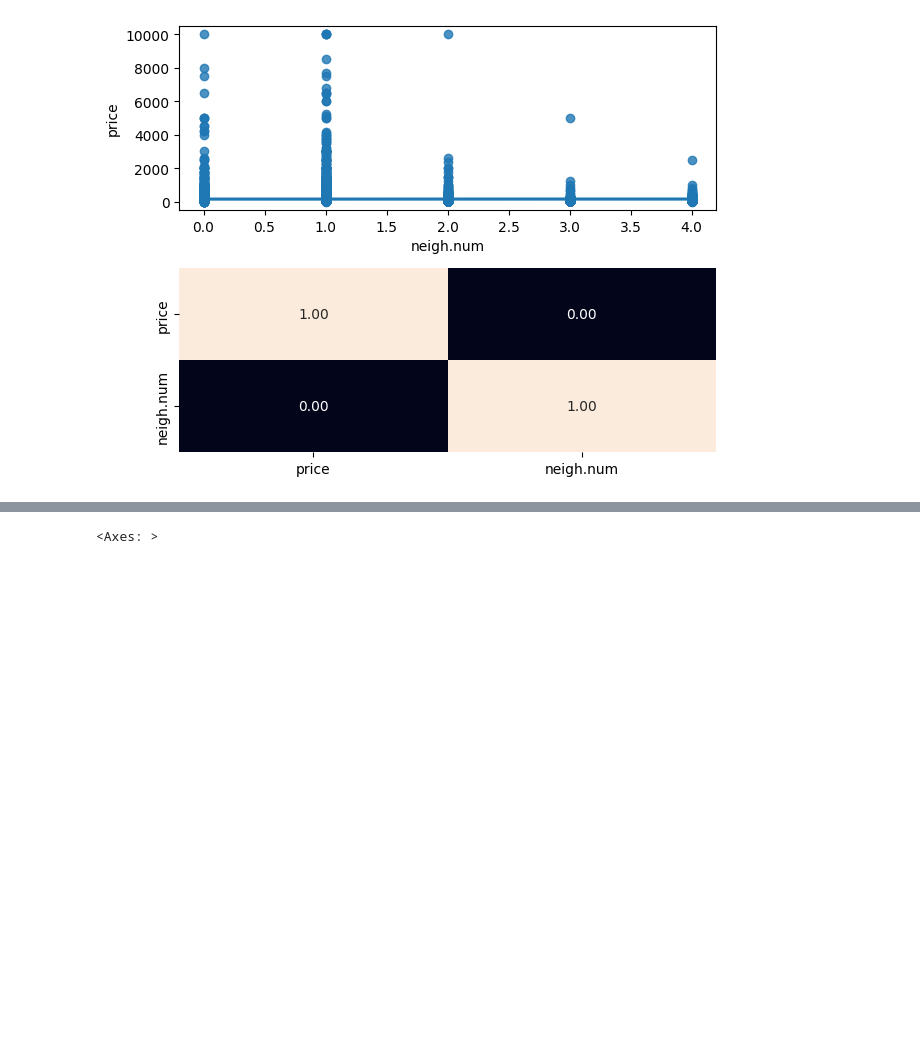
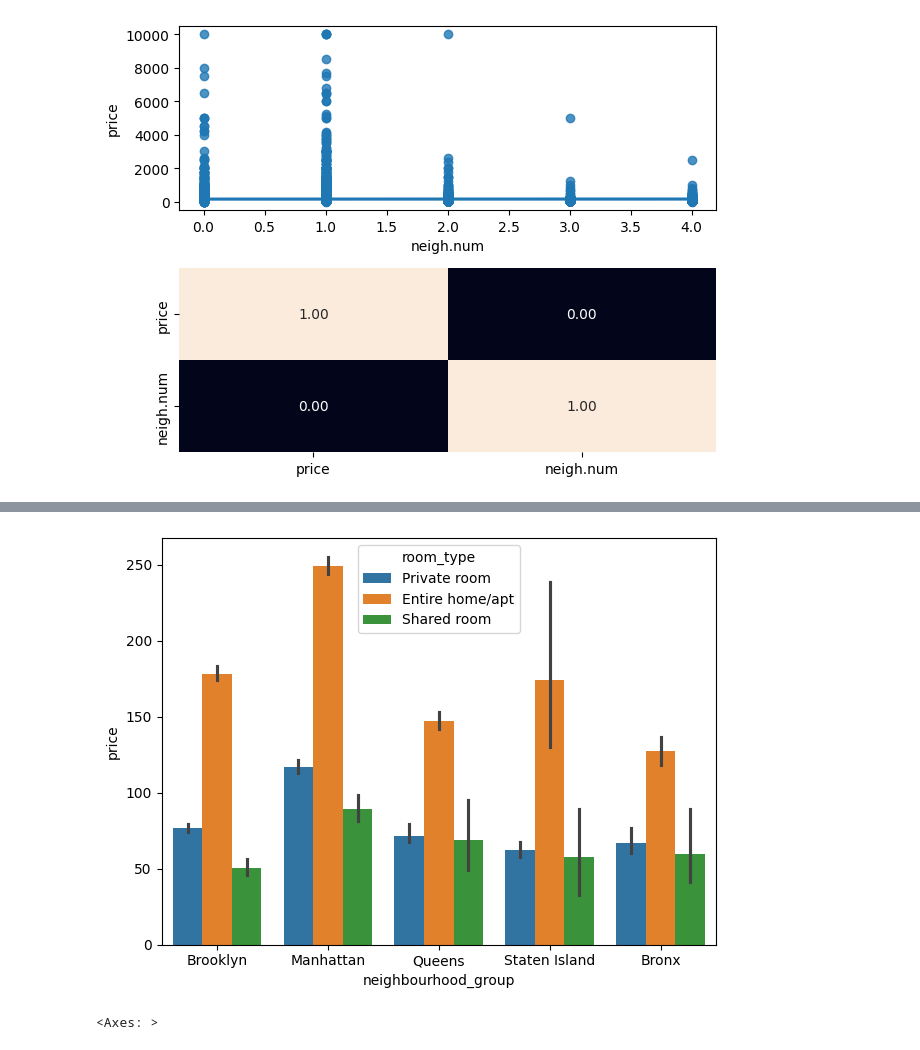
Before and after one commit to Yakondra/eda-repository-, a Jupyter notebook: src/explore.ipynb, the cells around one changed output, grey strips where cells are left out. Cells and saved outputs as stored; diff of their text form; code cells hidden in the pictures; blank space fills up the shorter version.

```diff
--- a/src/explore.ipynb
+++ b/src/explore.ipynb
@@ -105,3 +167,11 @@ plt.show()
+# %%
+sns.barplot( data = dt_nio, x = 'neighbourhood_group', y = 'price', hue = 'room_type')
+
+plt.tight_layout()
+
+plt.show()
+# %% [output]
+[figure, added]
 # %%
 t_cols = ['neighbourhood_group', 'room_type']
 
```
Also changed, not shown: parts of 22 cells of this notebook.
